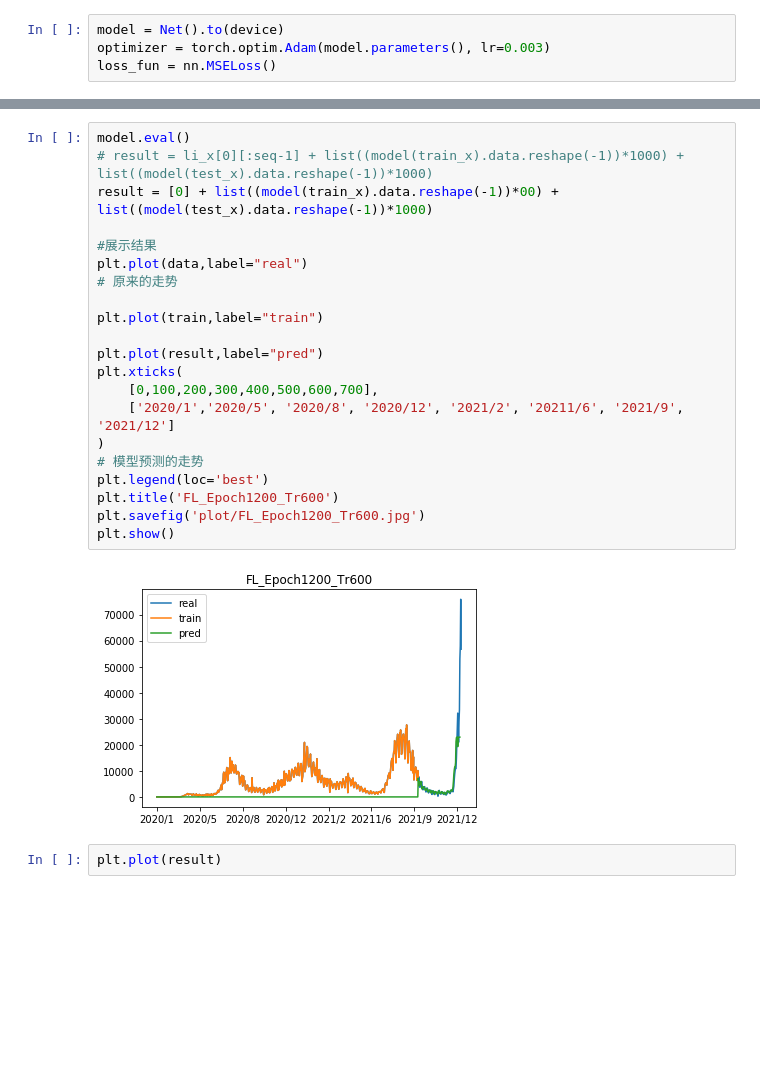
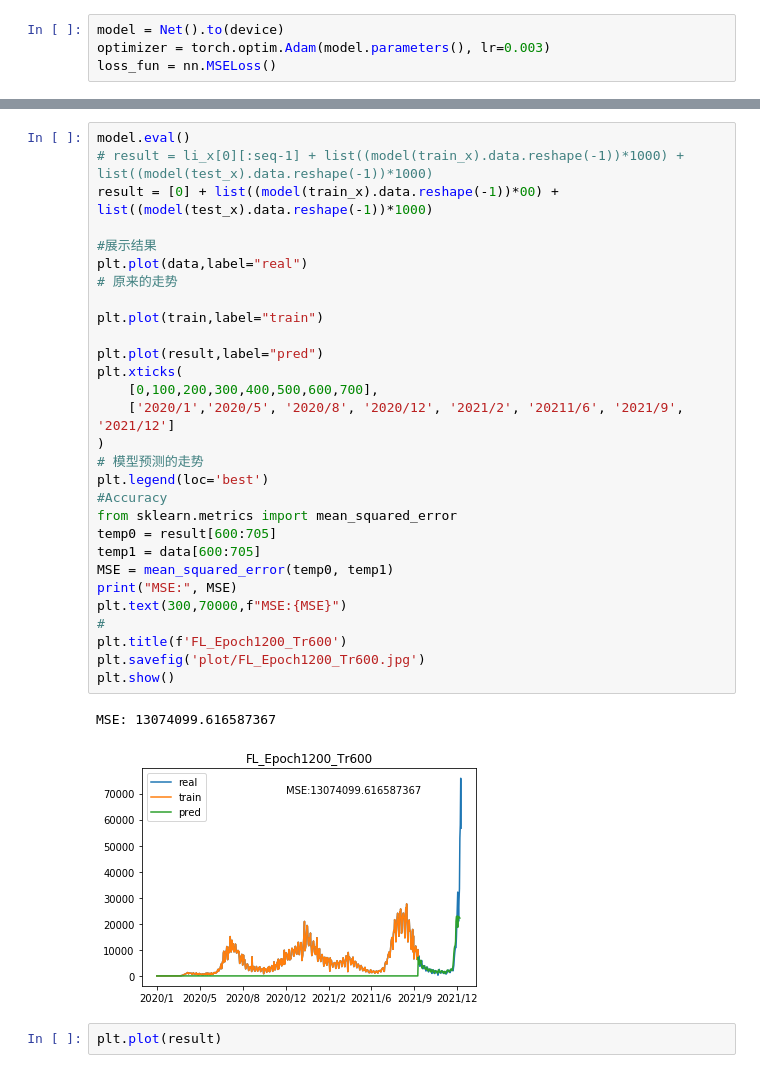
Before and after one commit to GoodrainCN/Covid_Trend, a Jupyter notebook: FL.ipynb, the cells around one changed output, grey strips where cells are left out. Cells and saved outputs as stored; diff of their text form; blank space fills up the shorter version.

```diff
--- a/FL.ipynb
+++ b/FL.ipynb
@@ -101,26 +101,35 @@ epoch:1180, loss:2.849234104156494, test_loss: 67.23458099365234
 # %%
 model.eval()
 # result = li_x[0][:seq-1] + list((model(train_x).data.reshape(-1))*1000) + list((model(test_x).data.reshape(-1))*1000)
 result = [0] + list((model(train_x).data.reshape(-1))*00) + list((model(test_x).data.reshape(-1))*1000)
 
 #展示结果
 plt.plot(data,label="real")
 # 原来的走势
 
 plt.plot(train,label="train")
 
 plt.plot(result,label="pred")
 plt.xticks(
     [0,100,200,300,400,500,600,700],
     ['2020/1','2020/5', '2020/8', '2020/12', '2021/2', '20211/6', '2021/9', '2021/12']
 )
 # 模型预测的走势
 plt.legend(loc='best')
-plt.title('FL_Epoch1200_Tr600')
+#Accuracy
+from sklearn.metrics import mean_squared_error
+temp0 = result[600:705]
+temp1 = data[600:705]
+MSE = mean_squared_error(temp0, temp1)
+print("MSE:", MSE)
+plt.text(300,70000,f"MSE:{MSE}")
+#
+plt.title(f'FL_Epoch1200_Tr600')
 plt.savefig('plot/FL_Epoch1200_Tr600.jpg')
 plt.show()
 # %% [output]
+MSE: 13074099.616587367
-[figure, old version]
+[figure, new version]
 # %%
 plt.plot(result)
 # %% [output]
```
Also changed, not shown: parts of 1 cell of this notebook.
